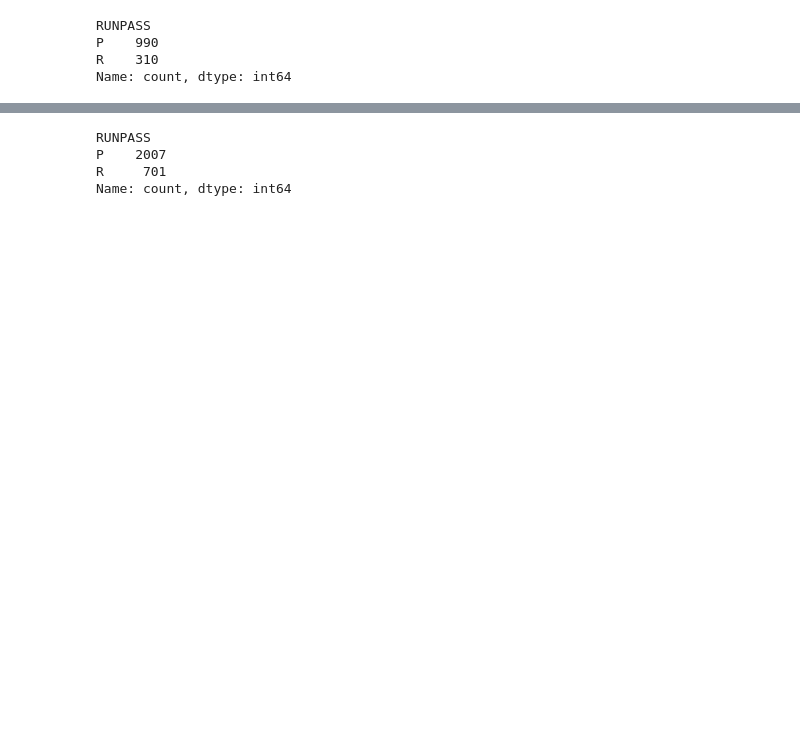
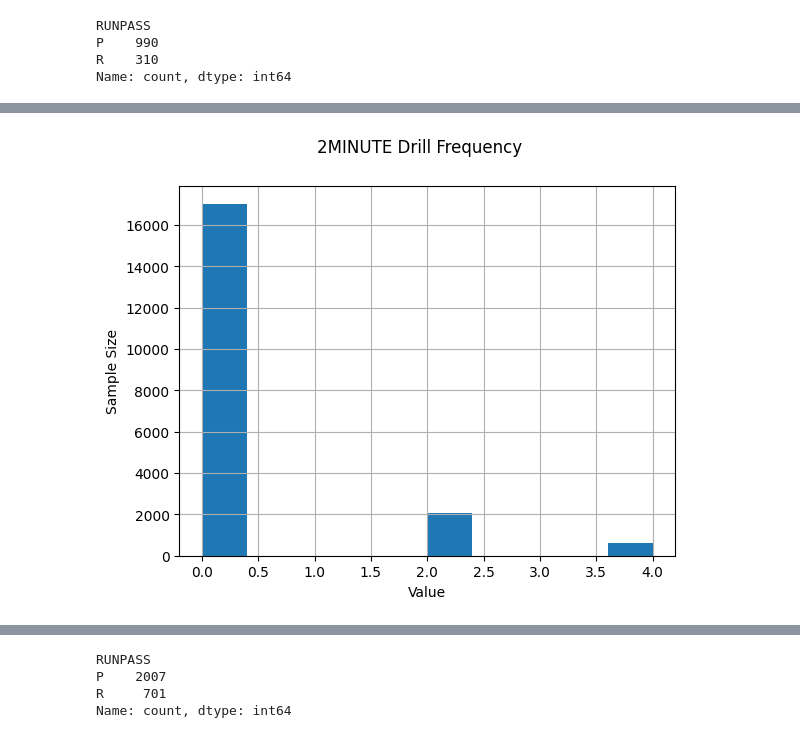
Before and after one commit to scottmaran/run_pass_prediction, a Jupyter notebook: eda.ipynb, the cells around one changed output, grey strips where cells are left out. Cells and saved outputs as stored; diff of their text form; code cells hidden in the pictures; blank space fills up the shorter version.

```diff
--- a/eda.ipynb
+++ b/eda.ipynb
@@ -56,0 +62,12 @@ data['2MINUTE'].hist()
+# %%
+
+
+fig, ax = plt.subplots()
+data['2MINUTE'].hist()
+fig.suptitle("2MINUTE Drill Frequency")
+plt.xlabel("Value")
+plt.ylabel("Sample Size")
+plt.savefig("images/two_minute_distribution.png")
+plt.show()
+# %% [output]
+[figure, added]
```
Also changed, not shown: parts of 11 cells of this notebook, 11 other files.
